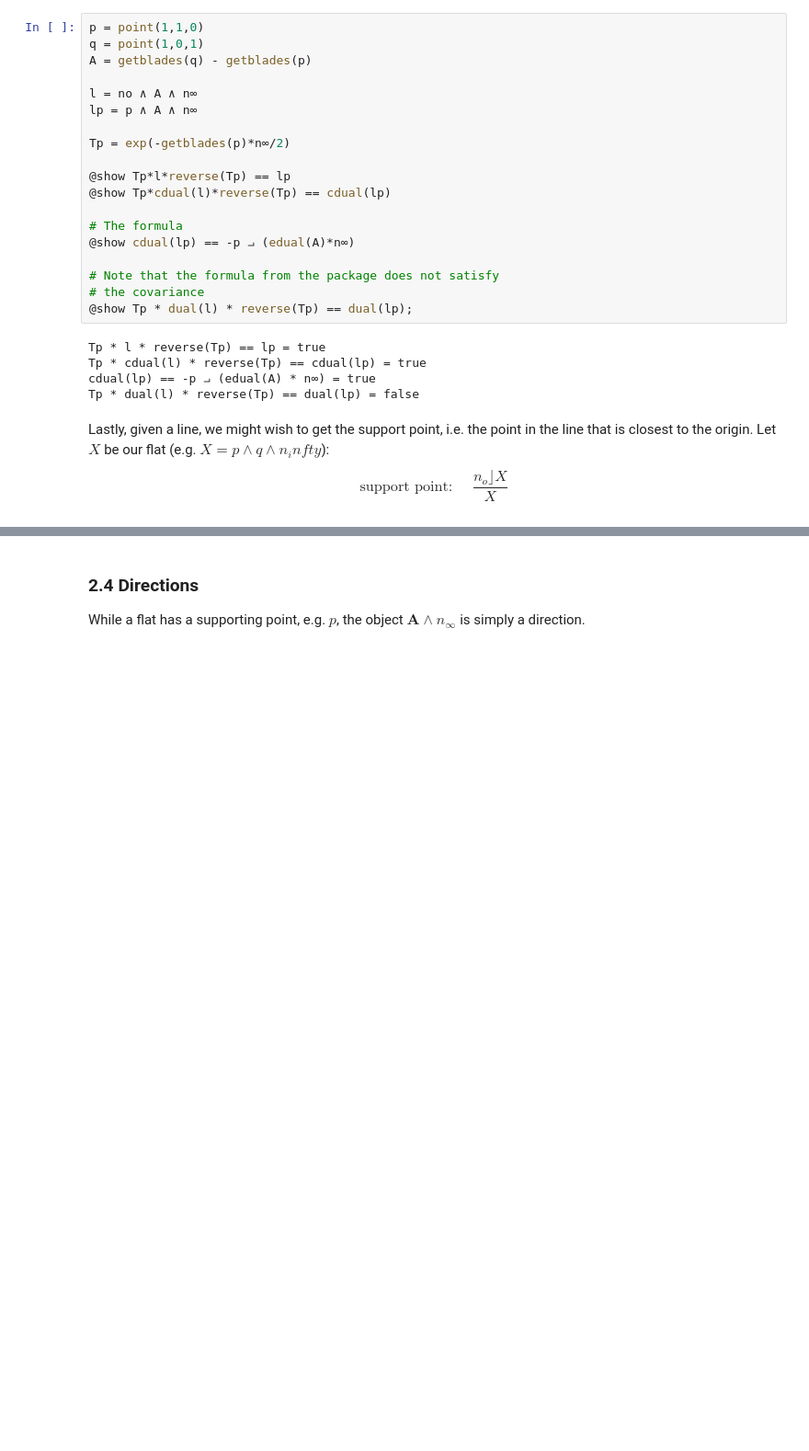
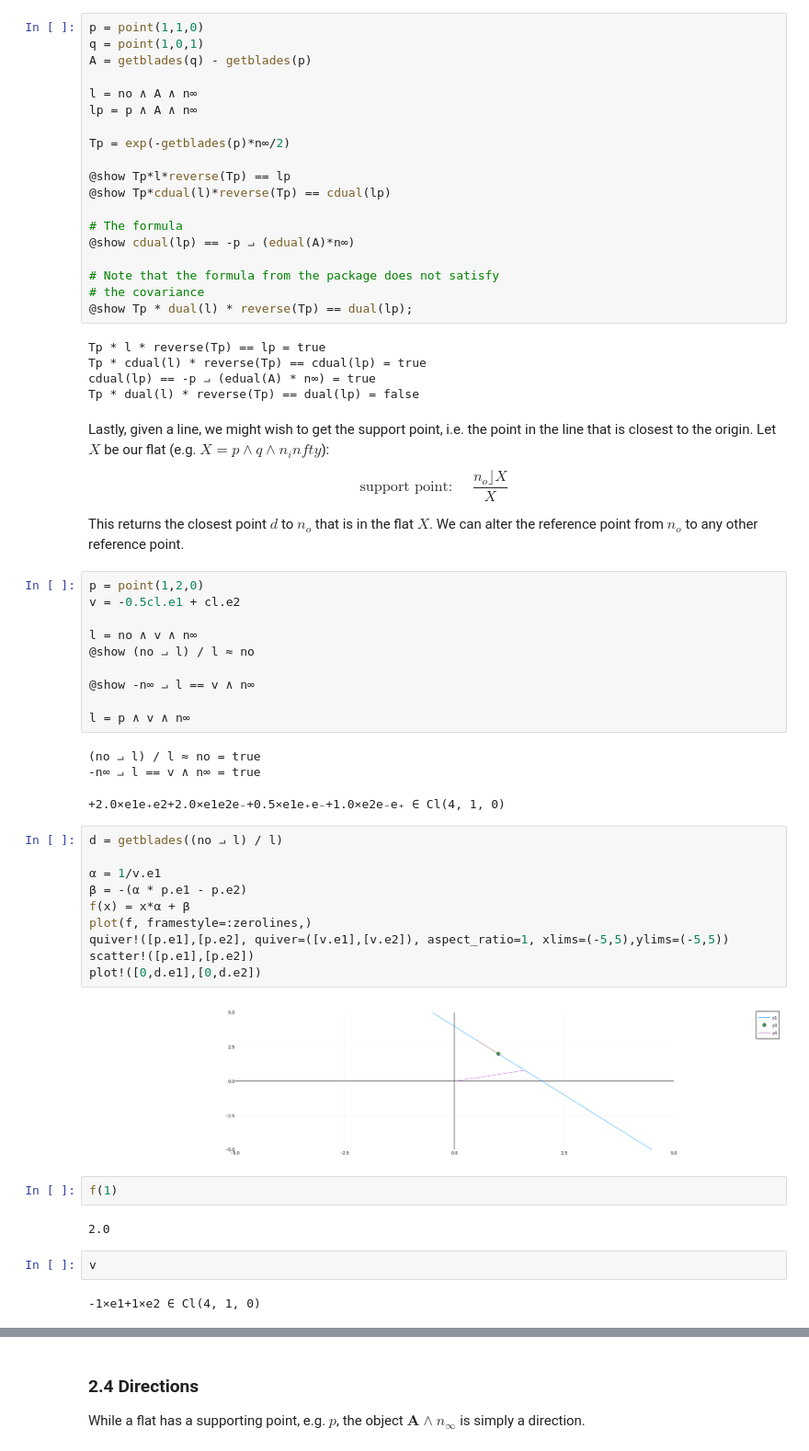
Before and after one commit to davibarreira/Julia_Tutorials, a Jupyter notebook: GeometricAlgebra/4 - Conformal Geometric Algebra.ipynb, the cells around one changed output, grey strips where cells are left out. Shown: that part at 92% size. Saved outputs shown, nothing was run; the diff lists cells and outputs as text; blank space fills up the shorter version.

Commit message:
:wrench: Formula for flat support vector.

```diff
--- a/GeometricAlgebra/4 - Conformal Geometric Algebra.ipynb
+++ b/GeometricAlgebra/4 - Conformal Geometric Algebra.ipynb
@@ -384,5 +384,42 @@ to the origin. Let $X$ be our flat (e.g. $X=p \wedge q \wedge n_infty$):
 $$
 \text{support point: } \quad \frac{n_o \rfloor X}{X}
 $$
+
+This returns the closest point $d$ to $n_o$ that is in the flat $X$. We can alter the reference point
+from $n_o$ to any other reference point.
+# %%
+p = point(1,2,0)
+v = -0.5cl.e1 + cl.e2
+
+l = no ∧ v ∧ n∞
+@show (no ⨼ l) / l ≈ no
+
+@show -n∞ ⨼ l == v ∧ n∞
+
+l = p ∧ v ∧ n∞
+# %% [output]
+(no ⨼ l) / l ≈ no = true
+-n∞ ⨼ l == v ∧ n∞ = true
++2.0×e1e₊e2+2.0×e1e2e₋+0.5×e1e₊e₋+1.0×e2e₋e₊ ∈ Cl(4, 1, 0)
+# %%
+d = getblades((no ⨼ l) / l)
+
+α = 1/v.e1
+β = -(α * p.e1 - p.e2)
+f(x) = x*α + β
+plot(f, framestyle=:zerolines,)
+quiver!([p.e1],[p.e2], quiver=([v.e1],[v.e2]), aspect_ratio=1, xlims=(-5,5),ylims=(-5,5))
+scatter!([p.e1],[p.e2])
+plot!([0,d.e1],[0,d.e2])
+# %% [output]
+[figure, added]
+# %%
+f(1)
+# %% [output]
+2.0
+# %%
+v
+# %% [output]
+-1×e1+1×e2 ∈ Cl(4, 1, 0)
 # %%
 @show (no ⨼ l) / l ≈ no
```
Also changed, not shown: parts of 3 cells of this notebook.
